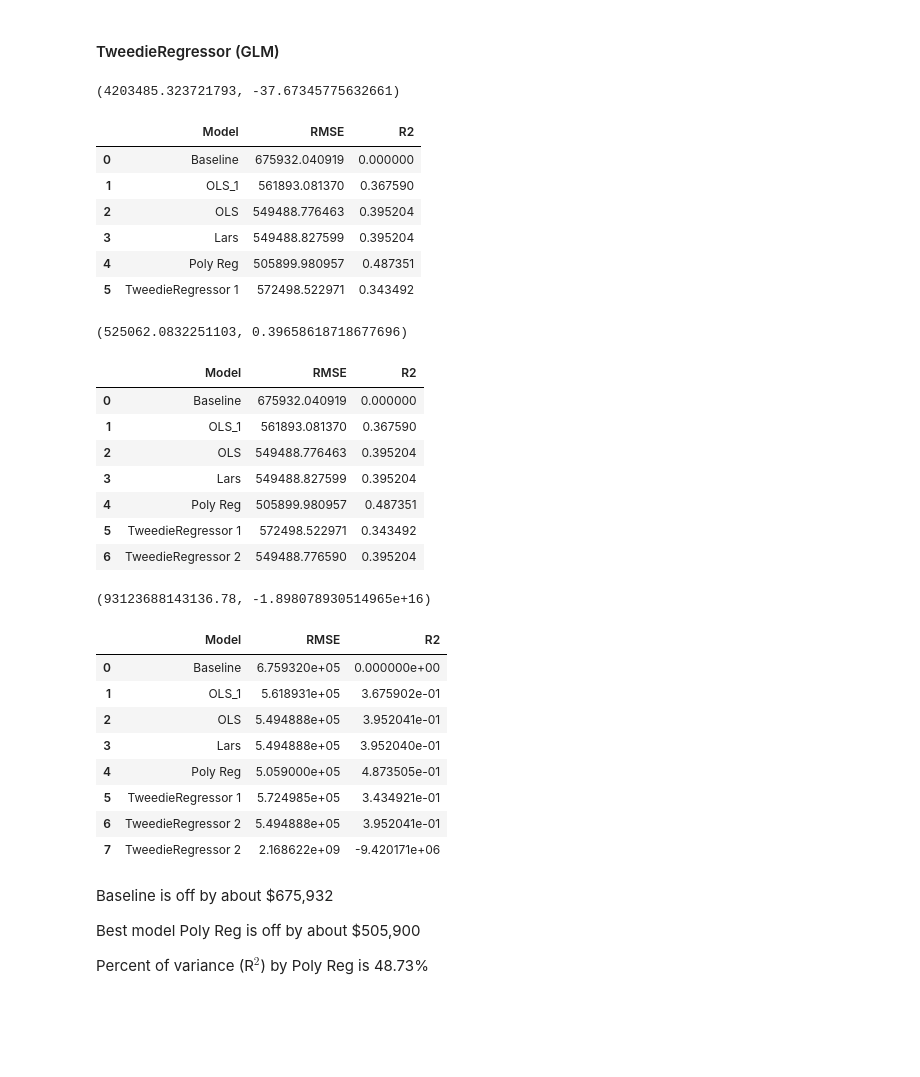
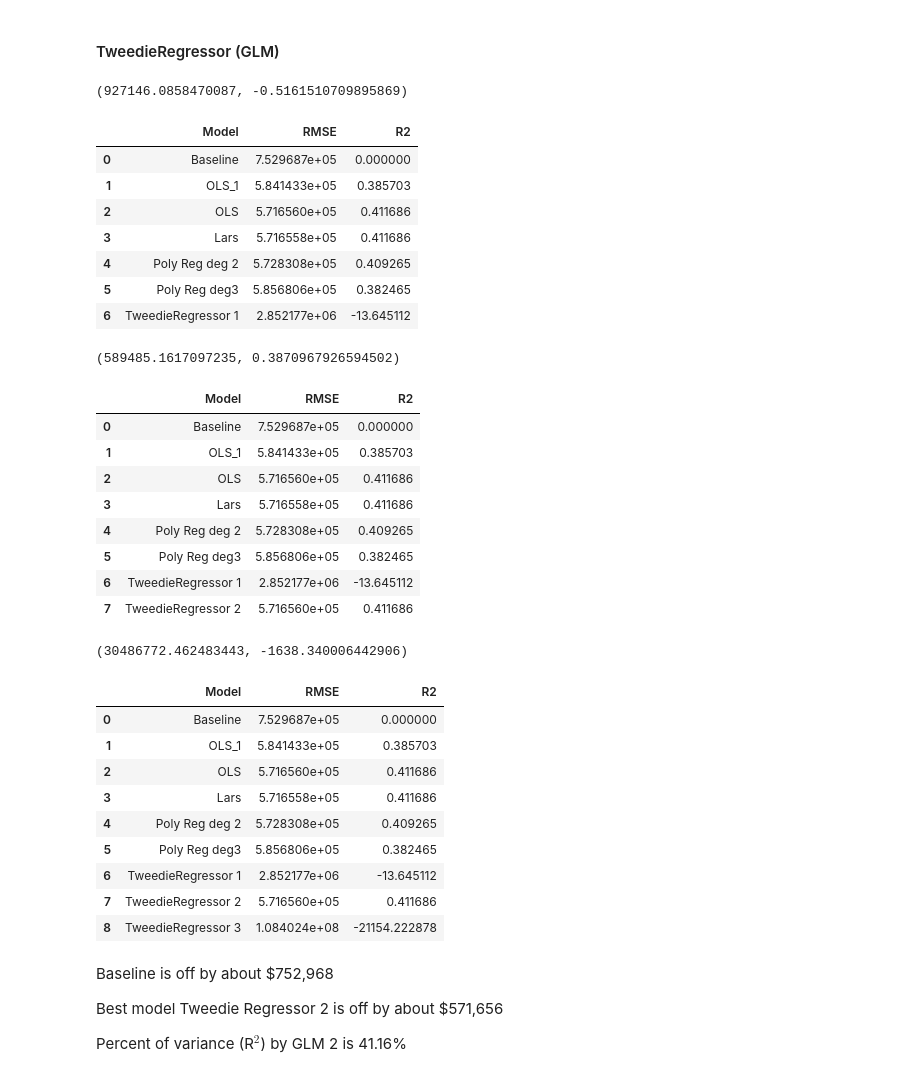
Before and after one commit to Jay-Almendarez/Regression-Project, a Jupyter notebook: non_final_project.ipynb, the cells around one changed output. Saved outputs shown, nothing was run; the diff lists cells and outputs as text; code cells hidden in the pictures; blank space fills up the shorter version.

```diff
--- a/non_final_project.ipynb
+++ b/non_final_project.ipynb
@@ -20,7 +20,9 @@ from sklearn.feature_selection import SelectKBest, f_regression, RFE
 # %%
 # grabbing data, cleaning, and splitting
 df = wrangle_zillow()
-df = df.drop(columns='parcelid')
+df_2 = acquire_sec()
+df_2 = df_2.drop(columns={'latitude', 'longitude', 'lotsizesquarefeet', 'transactiondate'})
+df = df.merge(df_2, how='inner').drop(columns = 'parcelid')
 train_and_validate, test = train_test_split(df, random_state=117)
 train, validate = train_test_split(train_and_validate)
 
@@ -56,0 +59,10 @@ value_corr
+# %%
+x = df.square_feet
+y = df.value
+α = 0.05
+# we're using pearson since we're determining the linear relationship between square feet and value
+corr, p = stats.pearsonr(x, y)
+if p < α:
+    print('We reject the null hypothesis')
+else:
+    print('We fail to reject the null hypothesis')
@@ -57,6 +71,5 @@ value_corr
 # %% [markdown]
 ## Select a dataset with a continuous target variable.
 # %%
-df = wrangle_zillow()
 df.head()
 # %% [output]
@@ -388,18 +393,19 @@ pred_val_glm = glm.predict(x_validate_scaled)
 # %%
 mets(y_train, pred_glm)
 # %% [output]
-(4203485.323721793, -37.67345775632661)
+(927146.0858470087, -0.5161510709895869)
 # %%
 rmse, r2 = eval_score(y_validate, pred_val_glm)
 more_table(6, 'TweedieRegressor 1', rmse, r2)
 # %% [output]
 |  | Model | RMSE | R2 |
-| 0 | Baseline | 675932.040919 | 0.000000 |
-| 1 | OLS_1 | 561893.081370 | 0.367590 |
-| 2 | OLS | 549488.776463 | 0.395204 |
-| 3 | Lars | 549488.827599 | 0.395204 |
-| 4 | Poly Reg | 505899.980957 | 0.487351 |
-| 5 | TweedieRegressor 1 | 572498.522971 | 0.343492 |
+| 0 | Baseline | 7.529687e+05 | 0.000000 |
+| 1 | OLS_1 | 5.841433e+05 | 0.385703 |
+| 2 | OLS | 5.716560e+05 | 0.411686 |
+| 3 | Lars | 5.716558e+05 | 0.411686 |
+| 4 | Poly Reg deg 2 | 5.728308e+05 | 0.409265 |
+| 5 | Poly Reg deg3 | 5.856806e+05 | 0.382465 |
+| 6 | TweedieRegressor 1 | 2.852177e+06 | -13.645112 |
 # %%
 glm2 = TweedieRegressor(power=0, alpha=0)
 glm2.fit(x_train_scaled, y_train)
@@ -408,19 +414,20 @@ pred_val_glm2 = glm2.predict(x_validate_scaled)
 # %%
 mets(y_train, pred_glm2)
 # %% [output]
-(525062.0832251103, 0.39658618718677696)
+(589485.1617097235, 0.3870967926594502)
 # %%
 rmse, r2 = eval_score(y_validate, pred_val_glm2)
 more_table(7, 'TweedieRegressor 2', rmse, r2)
 # %% [output]
 |  | Model | RMSE | R2 |
-| 0 | Baseline | 675932.040919 | 0.000000 |
-| 1 | OLS_1 | 561893.081370 | 0.367590 |
-| 2 | OLS | 549488.776463 | 0.395204 |
-| 3 | Lars | 549488.827599 | 0.395204 |
-| 4 | Poly Reg | 505899.980957 | 0.487351 |
-| 5 | TweedieRegressor 1 | 572498.522971 | 0.343492 |
-| 6 | TweedieRegressor 2 | 549488.776590 | 0.395204 |
+| 0 | Baseline | 7.529687e+05 | 0.000000 |
+| 1 | OLS_1 | 5.841433e+05 | 0.385703 |
+| 2 | OLS | 5.716560e+05 | 0.411686 |
+| 3 | Lars | 5.716558e+05 | 0.411686 |
+| 4 | Poly Reg deg 2 | 5.728308e+05 | 0.409265 |
+| 5 | Poly Reg deg3 | 5.856806e+05 | 0.382465 |
+| 6 | TweedieRegressor 1 | 2.852177e+06 | -13.645112 |
+| 7 | TweedieRegressor 2 | 5.716560e+05 | 0.411686 |
 # %%
 glm3 = TweedieRegressor(power=2, alpha=0)
 glm3.fit(x_train_scaled, y_train)
@@ -429,23 +436,24 @@ pred_val_glm3 = glm3.predict(x_validate_scaled)
 # %%
 mets(y_train, pred_glm3)
 # %% [output]
-(93123688143136.78, -1.898078930514965e+16)
+(30486772.462483443, -1638.340006442906)
 # %%
 rmse, r2 = eval_score(y_validate, pred_val_glm3)
-more_table(8, 'TweedieRegressor 2', rmse, r2)
+more_table(8, 'TweedieRegressor 3', rmse, r2)
 # %% [output]
 |  | Model | RMSE | R2 |
-| 0 | Baseline | 6.759320e+05 | 0.000000e+00 |
-| 1 | OLS_1 | 5.618931e+05 | 3.675902e-01 |
-| 2 | OLS | 5.494888e+05 | 3.952041e-01 |
-| 3 | Lars | 5.494888e+05 | 3.952040e-01 |
-| 4 | Poly Reg | 5.059000e+05 | 4.873505e-01 |
-| 5 | TweedieRegressor 1 | 5.724985e+05 | 3.434921e-01 |
-| 6 | TweedieRegressor 2 | 5.494888e+05 | 3.952041e-01 |
-| 7 | TweedieRegressor 2 | 2.168622e+09 | -9.420171e+06 |
+| 0 | Baseline | 7.529687e+05 | 0.000000 |
+| 1 | OLS_1 | 5.841433e+05 | 0.385703 |
+| 2 | OLS | 5.716560e+05 | 0.411686 |
+| 3 | Lars | 5.716558e+05 | 0.411686 |
+| 4 | Poly Reg deg 2 | 5.728308e+05 | 0.409265 |
+| 5 | Poly Reg deg3 | 5.856806e+05 | 0.382465 |
+| 6 | TweedieRegressor 1 | 2.852177e+06 | -13.645112 |
+| 7 | TweedieRegressor 2 | 5.716560e+05 | 0.411686 |
+| 8 | TweedieRegressor 3 | 1.084024e+08 | -21154.222878 |
 # %% [markdown]
-Baseline is off by about $675,932
+Baseline is off by about $752,968
 
-Best model Poly Reg is off by about $505,900
+Best model Tweedie Regressor 2 is off by about $571,656
 
-Percent of variance (R$^2$) by Poly Reg is 48.73%
+Percent of variance (R$^2$) by GLM 2 is 41.16%
```
Also changed, not shown: parts of 27 cells of this notebook, 3 other files.
